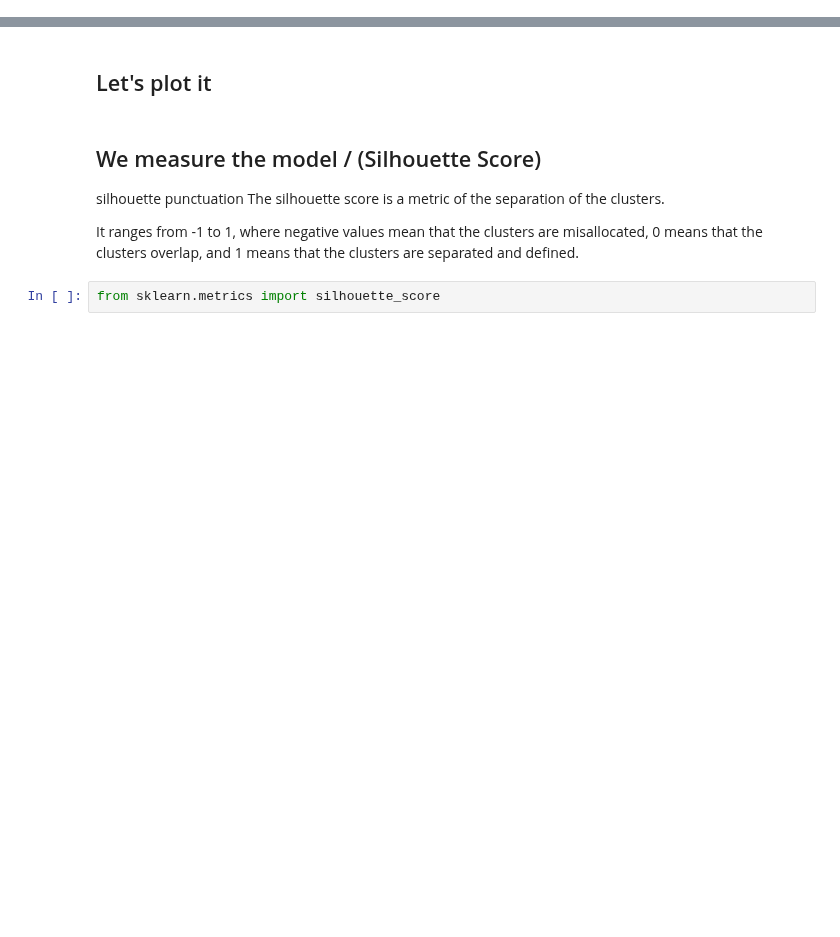
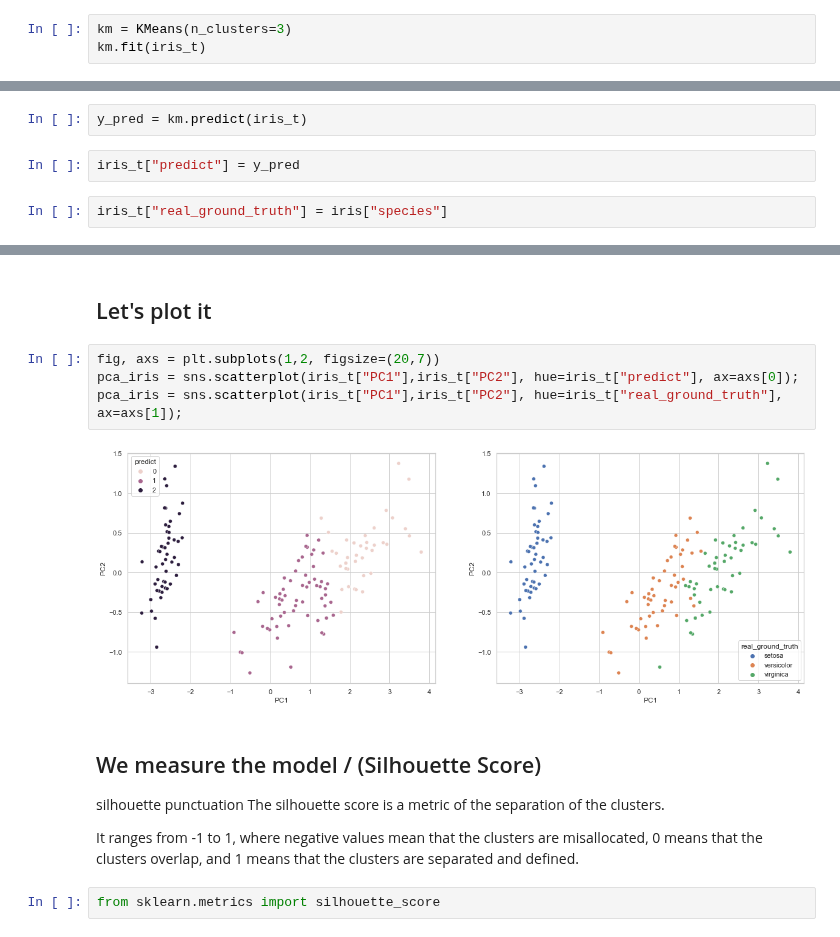
Before and after one commit to Ironhack-data-bcn-oct-2022/lectures, a Jupyter notebook: week-7/05 - Intro_unsupervised.ipynb, the cells around one changed output, grey strips where cells are left out. Cells and saved outputs as stored; diff of their text form; blank space fills up the shorter version.

```diff
--- a/week-7/05 - Intro_unsupervised.ipynb
+++ b/week-7/05 - Intro_unsupervised.ipynb
@@ -100,3 +211,6 @@ from sklearn.preprocessing import StandardScaler
 ### K-Means with the two PCA
 # %% [markdown]
 Since we are testing and understanding the algorithm, we are going to enter the number of clusters by hand
+# %%
+km = KMeans(n_clusters=3)
+km.fit(iris_t)
@@ -102,0 +219,6 @@ Since we are testing and understanding the algorithm, we are going to enter the
+# %%
+y_pred = km.predict(iris_t)
+# %%
+iris_t["predict"] = y_pred
+# %%
+iris_t["real_ground_truth"] = iris["species"]
@@ -105,5 +309,11 @@ Since we are testing and understanding the algorithm, we are going to enter the
 # %% [markdown]
 ## Let's plot it
+# %%
+fig, axs = plt.subplots(1,2, figsize=(20,7))
+pca_iris = sns.scatterplot(iris_t["PC1"],iris_t["PC2"], hue=iris_t["predict"], ax=axs[0]);
+pca_iris = sns.scatterplot(iris_t["PC1"],iris_t["PC2"], hue=iris_t["real_ground_truth"], ax=axs[1]);
+# %% [output]
+[figure, added]
 # %% [markdown]
 ## We measure the model / (Silhouette Score)
 silhouette punctuation
```
Also changed, not shown: parts of 37 cells of this notebook, 10 other files.
